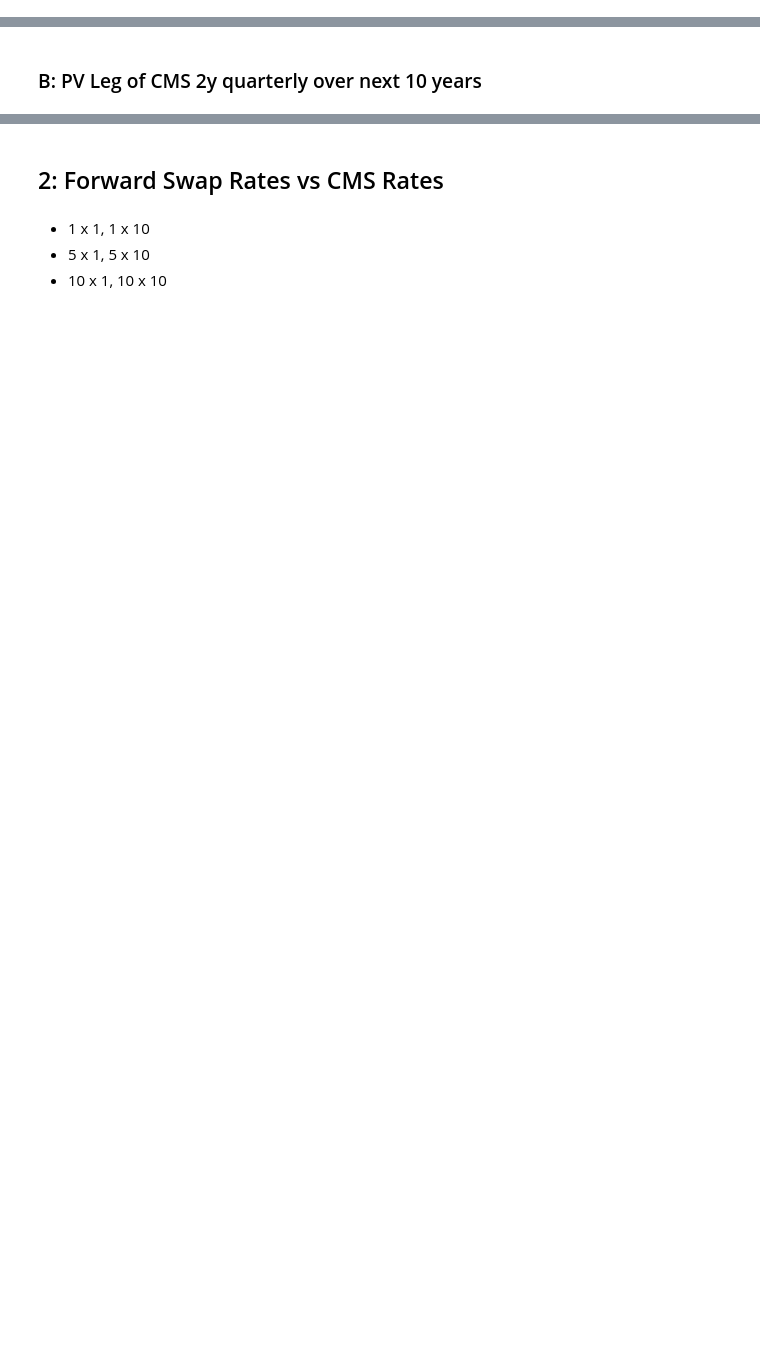
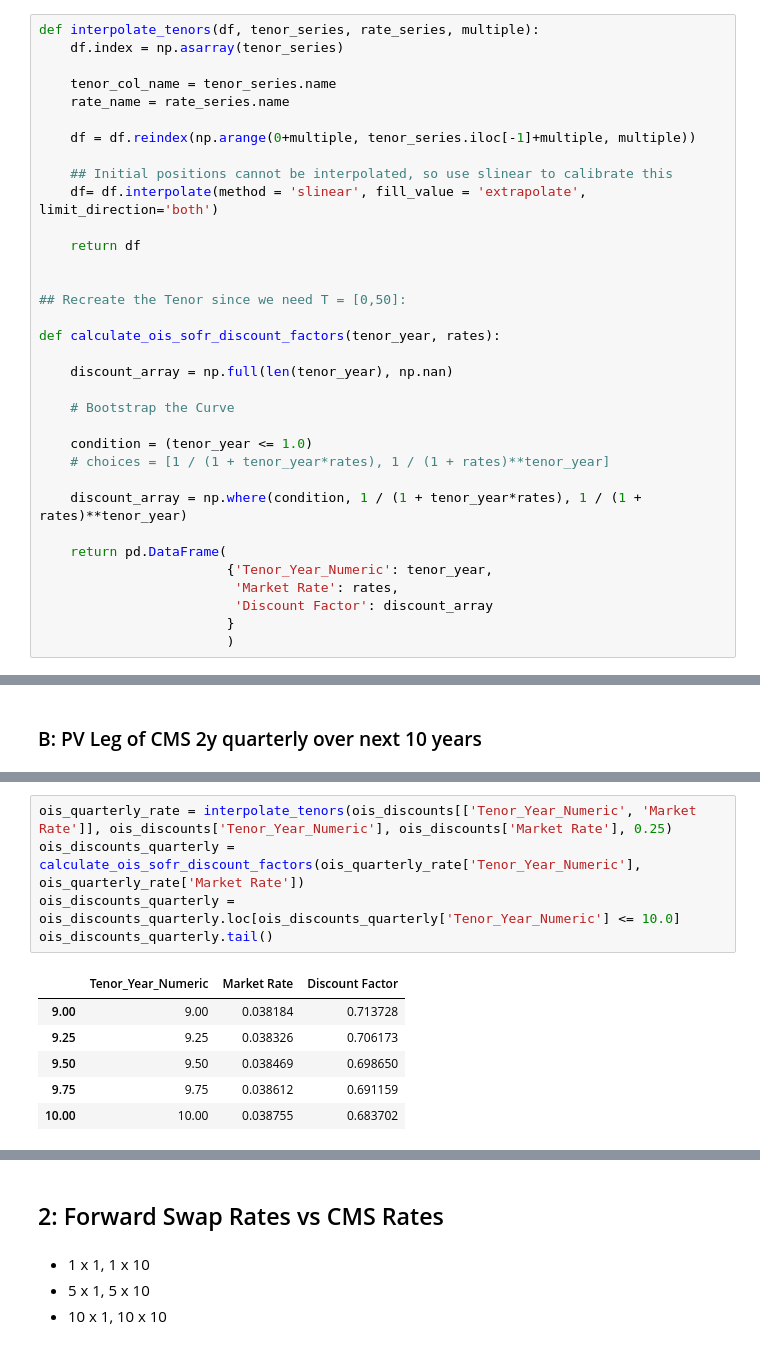
Before and after one commit to Gregtwl/QF605_Assignment, a Jupyter notebook: Answer_Deck_Part3.ipynb, the cells around one changed output, grey strips where cells are left out. Saved outputs shown, nothing was run; the diff lists cells and outputs as text; blank space fills up the shorter version.

```diff
--- a/Answer_Deck_Part3.ipynb
+++ b/Answer_Deck_Part3.ipynb
@@ -569,0 +581,34 @@ $$
+# %%
+def interpolate_tenors(df, tenor_series, rate_series, multiple):
+    df.index = np.asarray(tenor_series)
+
+    tenor_col_name = tenor_series.name
+    rate_name = rate_series.name
+
+    df = df.reindex(np.arange(0+multiple, tenor_series.iloc[-1]+multiple, multiple))
+
+    ## Initial positions cannot be interpolated, so use slinear to calibrate this
+    df= df.interpolate(method = 'slinear', fill_value = 'extrapolate', limit_direction='both')
+
+    return df
+
+
+## Recreate the Tenor since we need T = [0,50]:
+
+def calculate_ois_sofr_discount_factors(tenor_year, rates):
+
+    discount_array = np.full(len(tenor_year), np.nan)
+
+    # Bootstrap the Curve
+
+    condition = (tenor_year <= 1.0)
+    # choices = [1 / (1 + tenor_year*rates), 1 / (1 + rates)**tenor_year]
+
+    discount_array = np.where(condition, 1 / (1 + tenor_year*rates), 1 / (1 + rates)**tenor_year)
+
+    return pd.DataFrame(
+                        {'Tenor_Year_Numeric': tenor_year,
+                         'Market Rate': rates,
+                         'Discount Factor': discount_array
+                        }
+                        )
@@ -579,0 +706,12 @@ $$
+# %%
+ois_quarterly_rate = interpolate_tenors(ois_discounts[['Tenor_Year_Numeric', 'Market Rate']], ois_discounts['Tenor_Year_Numeric'], ois_discounts['Market Rate'], 0.25)
+ois_discounts_quarterly = calculate_ois_sofr_discount_factors(ois_quarterly_rate['Tenor_Year_Numeric'], ois_quarterly_rate['Market Rate'])
+ois_discounts_quarterly = ois_discounts_quarterly.loc[ois_discounts_quarterly['Tenor_Year_Numeric'] <= 10.0]
+ois_discounts_quarterly.tail()
+# %% [output]
+|  | Tenor_Year_Numeric | Market Rate | Discount Factor |
+| 9.00 | 9.00 | 0.038184 | 0.713728 |
+| 9.25 | 9.25 | 0.038326 | 0.706173 |
+| 9.50 | 9.50 | 0.038469 | 0.698650 |
+| 9.75 | 9.75 | 0.038612 | 0.691159 |
+| 10.00 | 10.00 | 0.038755 | 0.683702 |
```
Also changed, not shown: parts of 31 cells of this notebook.
